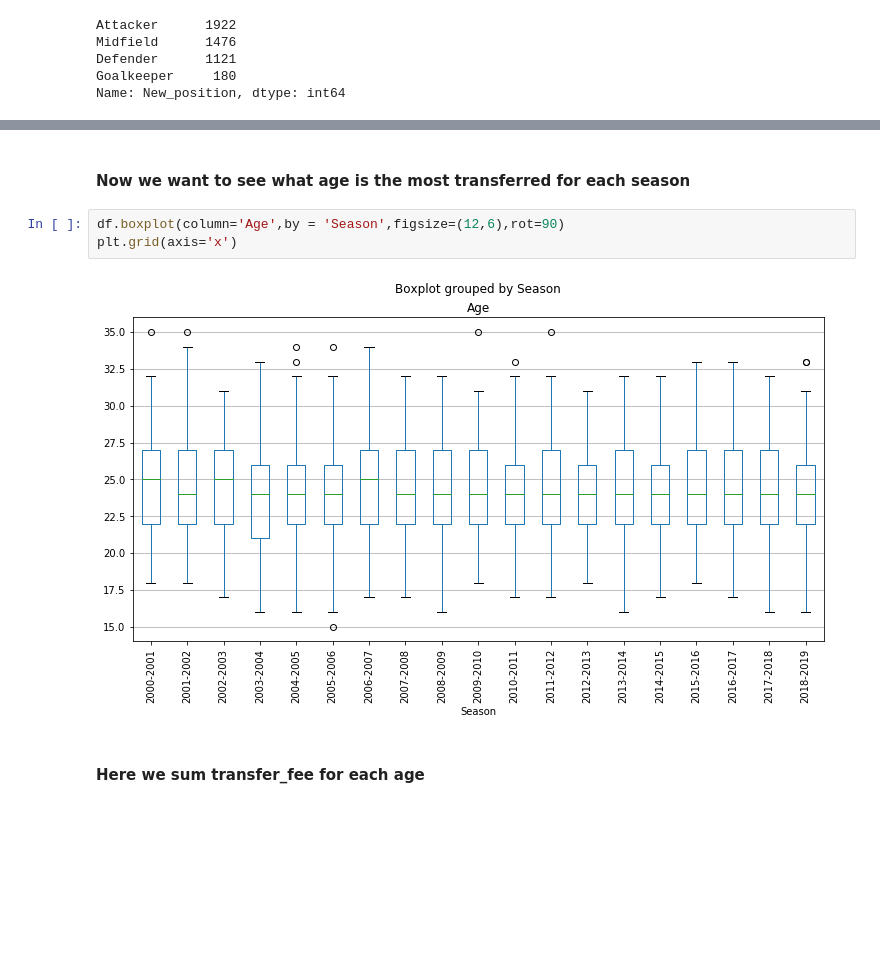
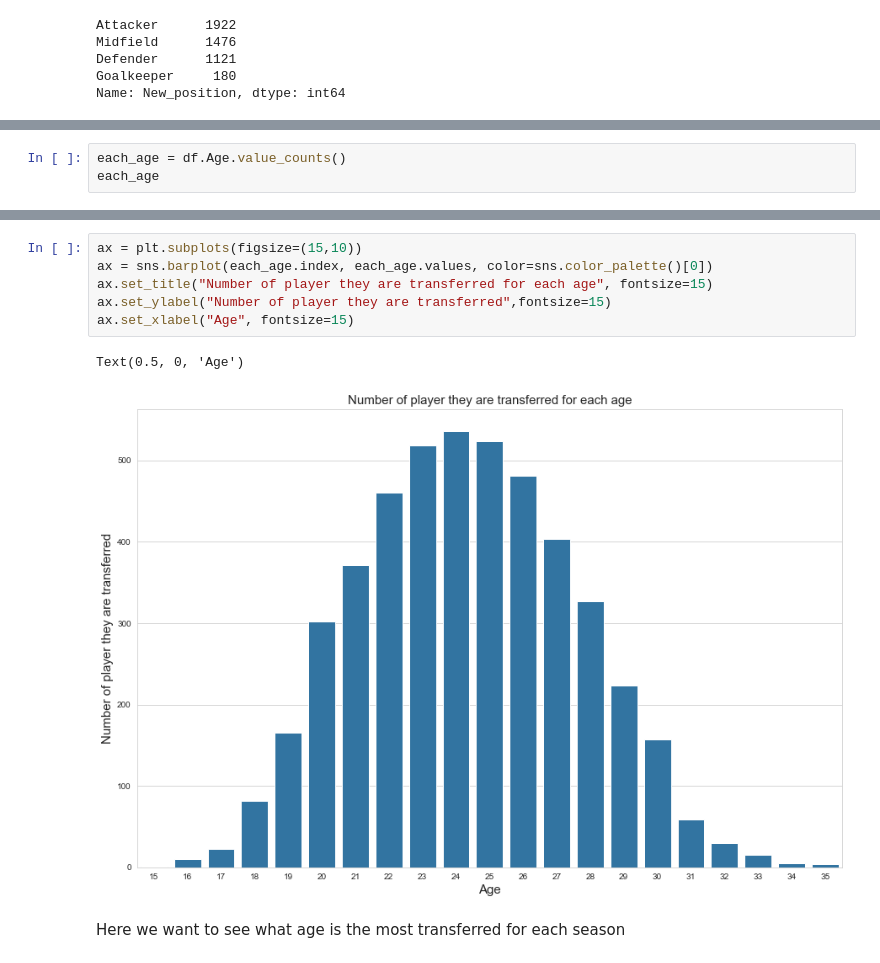
Before and after one commit to aalsudairi/Data-Science-Course-Project, a Jupyter notebook: top-transfer-fee-in-football.ipynb, the cells around one changed output, grey strips where cells are left out. Drawn from its saved outputs; the diff is of its cells as text; blank space fills up the shorter version.

```diff
--- a/top-transfer-fee-in-football.ipynb
+++ b/top-transfer-fee-in-football.ipynb
@@ -283,0 +329,3 @@ plt.grid(axis='y')
+# %%
+each_age = df.Age.value_counts()
+each_age
@@ -284,9 +350,11 @@ plt.grid(axis='y')
+# %%
+ax = plt.subplots(figsize=(15,10))
+ax = sns.barplot(each_age.index, each_age.values, color=sns.color_palette()[0])
+ax.set_title("Number of player they are transferred for each age", fontsize=15)
+ax.set_ylabel("Number of player they are transferred",fontsize=15)
+ax.set_xlabel("Age", fontsize=15)
+# %% [output]
+Text(0.5, 0, 'Age')
+[figure, added]
 # %% [markdown]
-#### Now we want to see what age is the most transferred for each season
+Here we want to see what age is the most transferred for each season
-# %%
-df.boxplot(column='Age',by = 'Season',figsize=(12,6),rot=90)
-plt.grid(axis='x')
-# %% [output]
-[figure, removed]
-# %% [markdown]
-#### Here we sum transfer_fee for each age
```
Also changed, not shown: parts of 57 cells of this notebook.
